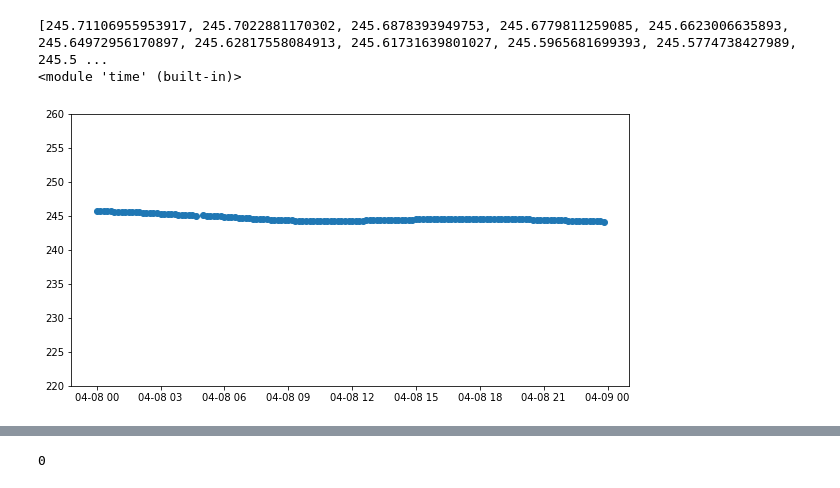
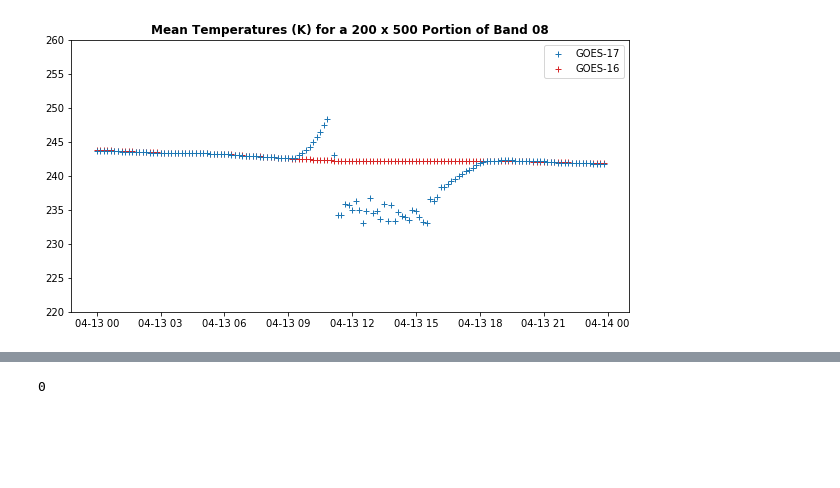
Before and after one commit to adomakor412/GOEScode, a Jupyter notebook: Histogram.ipynb, the cells around one changed output, grey strips where cells are left out. Saved outputs shown, nothing was run; the diff lists cells and outputs as text; code cells hidden in the pictures; blank space fills up the shorter version.

```diff
--- a/Histogram.ipynb
+++ b/Histogram.ipynb
@@ -10,15 +11,22 @@ import os
 from os import path as op
 import numpy as np
 # %%
-day = '098'
-SS = '16'
+day = '103'
 band = '08'
-ncList = os.listdir( ncPath )
-npList = os.listdir( npPath )
 
-look = 'M6C'+ band + '_G' + SS + '_s2019' + day
-ncFiles = sorted([f for f in ncList if re.search(look,f)])
-npFiles = sorted([f for f in npList if re.search(look,f)])
+def getTmean(SS):
+    if SS=='16':
+        npPath = npPath_16
+    if SS =='17':
+        npPath = npPath_17
+
+    ncList = os.listdir( ncPath )
+    npList = os.listdir( npPath )
+
+    look = 'M6C'+ band + '_G' + SS + '_s2019' + day
+    ncFiles = sorted([f for f in ncList if re.search(look,f)])
+    npFiles = sorted([f for f in npList if re.search(look,f)])
+    return createPlotArray(ncFiles,npFiles,npPath)
 # %%
 def Rad2BT(rad, planck_fk1, planck_fk2, planck_bc1, planck_bc2):
     """Radiances to Brightness Temprature (using black body equation)"""
@@ -43,19 +53,17 @@ for ncf, npf in zip(ncFiles,npFiles):
-# %%
-print(Tmean)
-print(time)
-# %% [output]
-[245.71106955953917, 245.7022881170302, 245.6878393949753, 245.6779811259085, 245.6623006635893, 245.64972956170897, 245.62817558084913, 245.61731639801027, 245.5965681699393, 245.5774738427989, 245.5 ...
-<module 'time' (built-in)>
 # %%
 from datetime import datetime
 
 ptimes = [datetime.strptime(f"2019{day}{t}", "%Y%j%H%M") for t in times]
-# %%
-fig, ax = plt.subplots(figsize=(10,5))
-_ = ax.plot_date(ptimes, Tmean)
-_ = ax.set_ylim(220,260)
-# %% [output]
-[figure, removed]
+# %%
+fig, ax = plt.subplots(figsize=(10,5))
+_ = ax.plot_date(ptimes, getTmean('17'), label="GOES-17", marker='+')
+_ = ax.plot_date(ptimes, getTmean('16'), label='GOES-16', color='tab:red', marker='+', zorder=-1)
+_ = ax.set_ylim(220,260)
+_ = ax.legend()
+_ = ax.set_title('Mean Temperatures (K) for a 200 x 500 Portion of Band 08', fontweight ='bold')
+#fontsize
+# %% [output]
+[figure, added]
 # %%
 Tmean = []
 times = []
```
Also changed, not shown: parts of 3 cells of this notebook, 2 other files.
